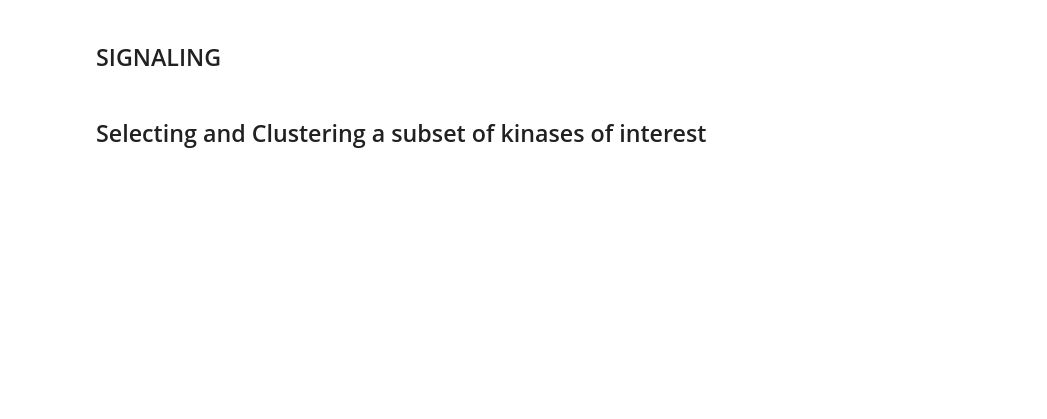
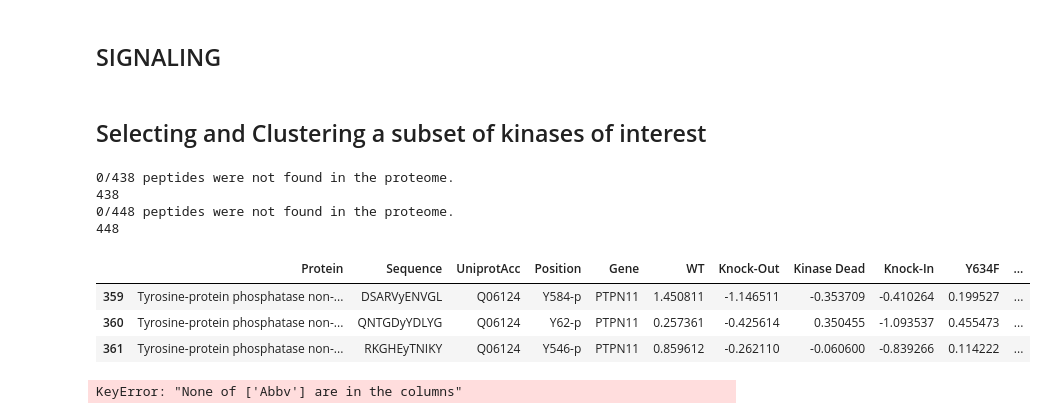
Before and after one commit to meyer-lab/DDMC, a Jupyter notebook: Fig2-CellMigration.ipynb, the cells around one changed output. Drawn from its saved outputs; the diff is of its cells as text; code cells hidden in the pictures; blank space fills up the shorter version.

```diff
--- a/Fig2-CellMigration.ipynb
+++ b/Fig2-CellMigration.ipynb
@@ -377,11 +94,23 @@ plt.tight_layout()
 # %% [markdown]
 ## Selecting and Clustering a subset of kinases of interest
 # %%
-A = preprocessing(Axlmuts_ErlF154=True, motifs=True, log2T=True, mc_row=True)
+A = preprocessing(Axlmuts_ErlAF154=True, log2T=True, mc_row=True)
 A.columns = list(A.columns[:5]) + ["WT", "Knock-Out", "Kinase Dead", "Knock-In", "Y634F", "Y643F", "Y698F", "Y726F", "Y750F", "Y821F"]
 
-B = preprocessing(Axlmuts_Erl=True, motifs=True, log2T=True, mc_row=True)
+B = preprocessing(Axlmuts_Erl=True, log2T=True, mc_row=True)
 B.columns = A.columns
+# %% [output]
+0/438 peptides were not found in the proteome.
+438
+0/448 peptides were not found in the proteome.
+448
+# %%
+A[A["Gene"].str.contains("PTPN11")]
+# %% [output]
+|  | Protein | Sequence | UniprotAcc | Position | Gene | WT | Knock-Out | Kinase Dead | Knock-In | Y634F | ... |
+| 359 | Tyrosine-protein phosphatase non-... | DSARVyENVGL | Q06124 | Y584-p | PTPN11 | 1.450811 | -1.146511 | -0.353709 | -0.410264 | 0.199527 | ... |
+| 360 | Tyrosine-protein phosphatase non-... | QNTGDyYDLYG | Q06124 | Y62-p | PTPN11 | 0.257361 | -0.425614 | 0.350455 | -1.093537 | 0.455473 | ... |
+| 361 | Tyrosine-protein phosphatase non-... | RKGHEyTNIKY | Q06124 | Y546-p | PTPN11 | 0.859612 | -0.262110 | -0.060600 | -0.839266 | 0.114222 | ... |
 # %%
 koi = {"AXL":["Y702-p", "Y759-p", "Y866-p"], "EGFR":"Y1197-p", "MET":"Y1003-p", "ERBB2":"Y877-p", "ERBB3":"Y1328-p", "EPHB3":"Y792-p", "GAB1":"Y627-p", "GAB2":"T265-p", "CRK":"Y251-p",
     "CRKL":"Y251-p", "SHC1":"S426-p", "MAPK1":"Y187-p;T185-p", "MAPK7":"Y221-p", "MAPK12":"Y185-p", "MAPK13":"Y182-p", "MAPK14":"Y182-p", "BCAR1":["Y128-p", "Y410-p"], "BCAR3":"Y212-p", "NME2":"Y52-p",
@@ -392,6 +121,8 @@ koi = {"AXL":["Y702-p", "Y759-p", "Y866-p"], "EGFR":"Y1197-p", "MET":"Y1003-p",
 # %%
 A = A.copy().set_index(["Abbv", "Position"])
 B = B.copy().set_index(["Abbv", "Position"])
+# %% [output]
+KeyError: "None of ['Abbv'] are in the columns"
 # %%
 Ams = selectpeptides(A.drop("WT", axis=1), koi)
 Aredd = Ams.set_index(["Abbv", "Position"]).iloc[:, 3:].astype("float")
```
Also changed, not shown: parts of 42 cells of this notebook, 9 other files.
